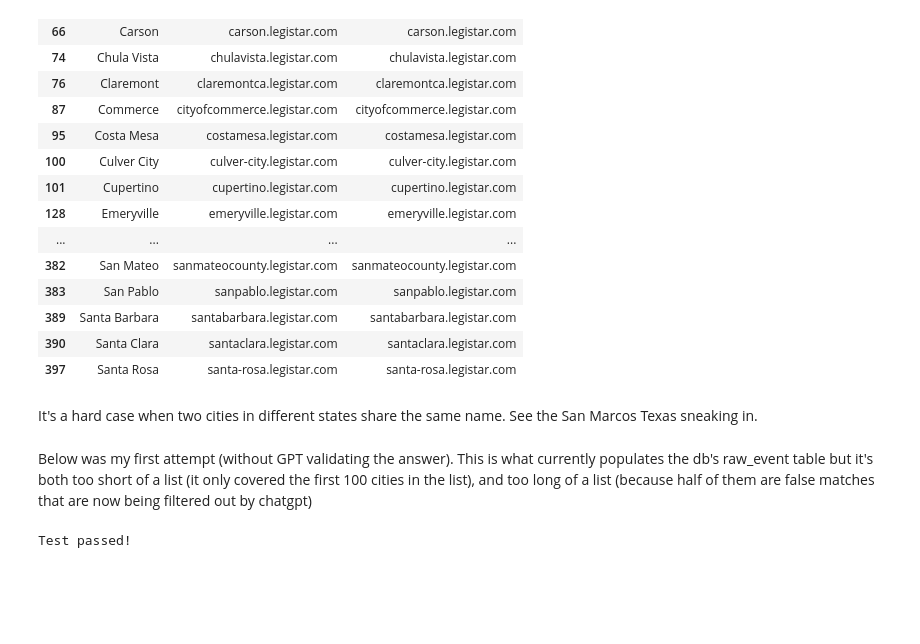
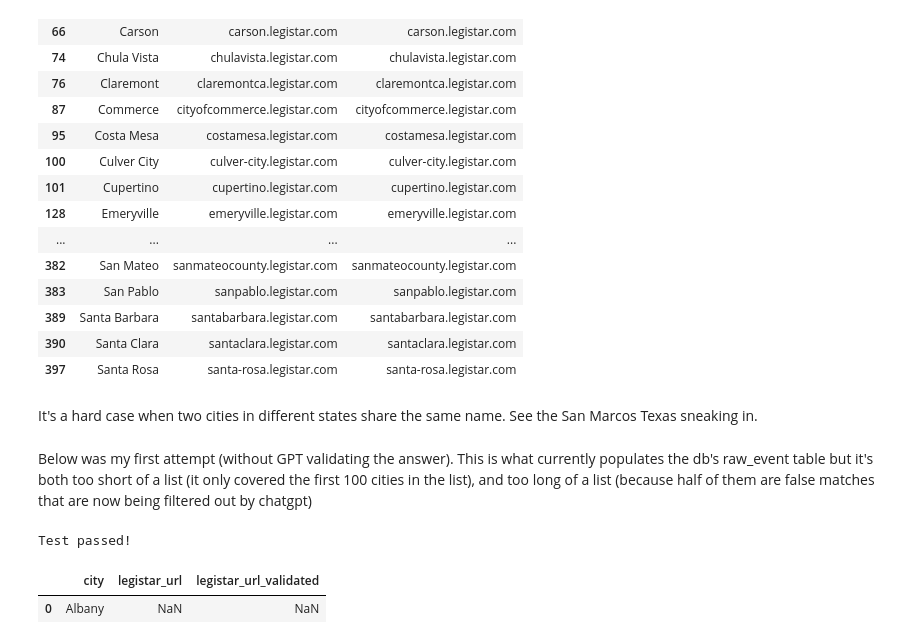
Before and after one commit to sdamerdji/planweave, a Jupyter notebook: notebooks/get_legistar_clients.ipynb, the cells around one changed output. Saved outputs shown, nothing was run; the diff lists cells and outputs as text; code cells hidden in the pictures; blank space fills up the shorter version.

```diff
--- a/notebooks/get_legistar_clients.ipynb
+++ b/notebooks/get_legistar_clients.ipynb
@@ -196,7 +196,7 @@ def find_legistar_urls(cities, google_api_key, cx, openai_token):
                 if 'items' in search_data:
                     # Look for the first result containing 'legistar.com'
                     for item in search_data['items']:
-                        if 'link' in item and 'legistar.com' in item['link']:
+                        if 'link' in item and 'primegov.com' in item['link']:
                             parsed_url = urlparse(item['link'])
                             legistar_url = parsed_url.netloc  # Extract the domain part
                             break
@@ -327,3 +327,9 @@ def test_sunnyvale_legistar(api_key, cx):
 test_sunnyvale_legistar(api_key=API_KEY, cx=cx)
 # %% [output]
 Test passed!
+# %%
+results = find_legistar_urls(['Albany'], API_KEY, cx, OPENAI_API_KEY)
+results
+# %% [output]
+|  | city | legistar_url | legistar_url_validated |
+| 0 | Albany | NaN | NaN |
```
Also changed, not shown: 16 other files.
